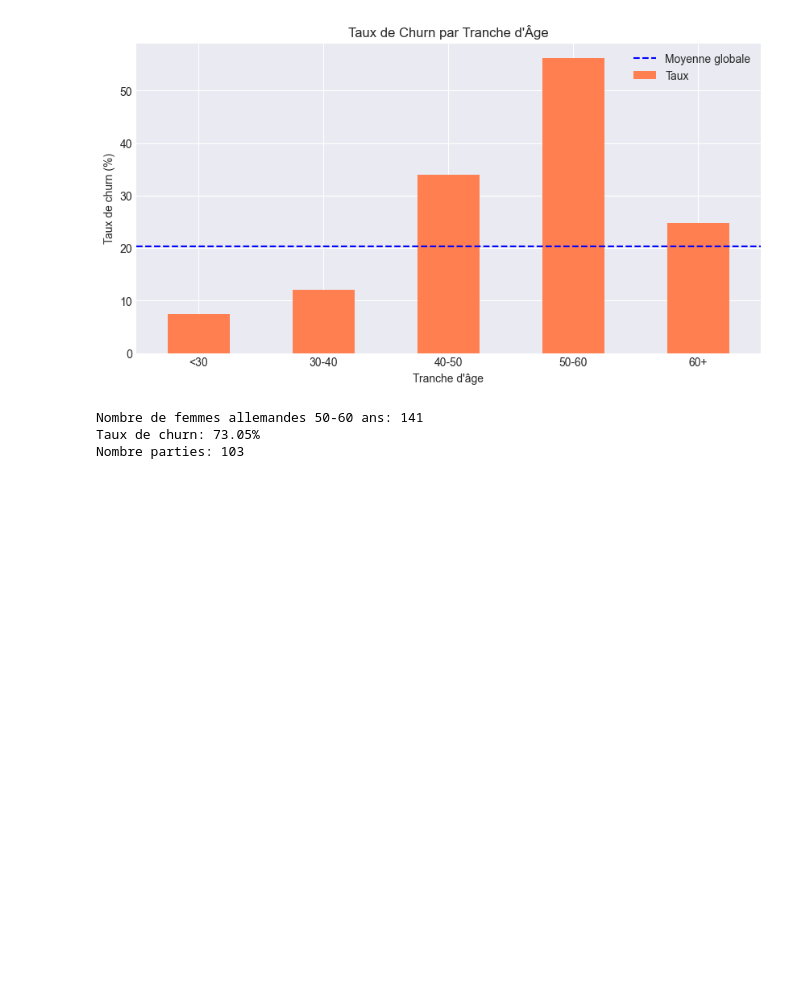
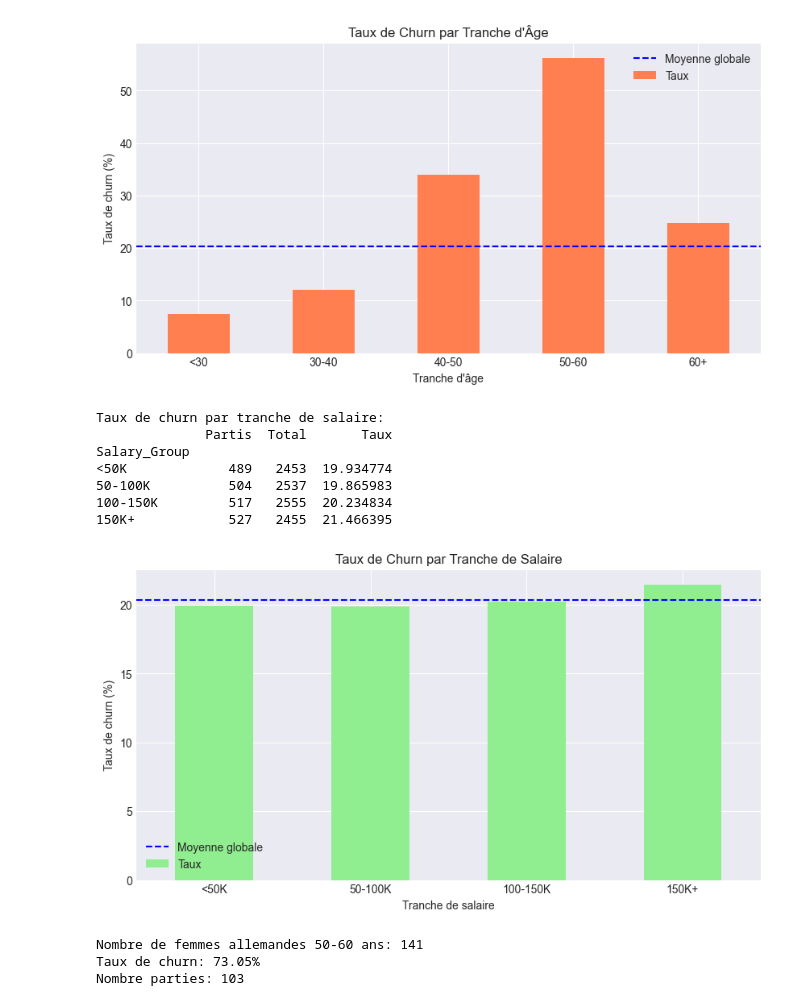
Before and after one commit to Ibrahym00/projet-data-science-fac, a Jupyter notebook: notebooks/01_exploration.ipynb, the cells around one changed output. Drawn from its saved outputs; the diff is of its cells as text; code cells hidden in the pictures; blank space fills up the shorter version.

```diff
--- a/notebooks/01_exploration.ipynb
+++ b/notebooks/01_exploration.ipynb
@@ -333,6 +333,38 @@ Age_Group
 50-60         448    797  56.210790
 60+           115    464  24.784483
 [figure]
+# %%
+# Découper EstimatedSalary en tranches
+df['Salary_Group'] = pd.cut(df['Estimated Salary'],
+                             bins=[0, 50000, 100000, 150000, 200000],
+                             labels=['<50K', '50-100K', '100-150K', '150K+'])
+
+# Taux de churn par tranche de salaire
+churn_by_salary = df.groupby('Salary_Group')['Churn'].agg(['sum', 'count', 'mean'])
+churn_by_salary.columns = ['Partis', 'Total', 'Taux']
+churn_by_salary['Taux'] = churn_by_salary['Taux'] * 100
+print("\nTaux de churn par tranche de salaire:")
+print(churn_by_salary)
+
+# Visualisation
+plt.figure(figsize=(10, 5))
+churn_by_salary['Taux'].plot(kind='bar', color='lightgreen')
+plt.title('Taux de Churn par Tranche de Salaire')
+plt.xlabel('Tranche de salaire')
+plt.ylabel('Taux de churn (%)')
+plt.axhline(y=20.37, color='blue', linestyle='--', label='Moyenne globale')
+plt.xticks(rotation=0)
+plt.legend()
+plt.show()
+# %% [output]
+Taux de churn par tranche de salaire:
+              Partis  Total       Taux
+Salary_Group
+<50K             489   2453  19.934774
+50-100K          504   2537  19.865983
+100-150K         517   2555  20.234834
+150K+            527   2455  21.466395
+[figure, added]
 # %%
 # Segment ultra-risque
 risk_segment = df[(df['Geography'] == 'Germany') &
```
